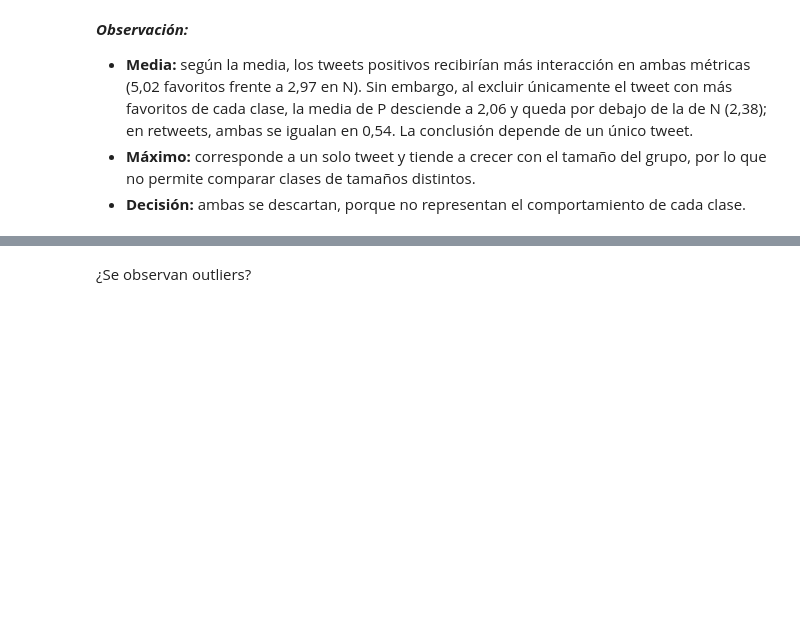
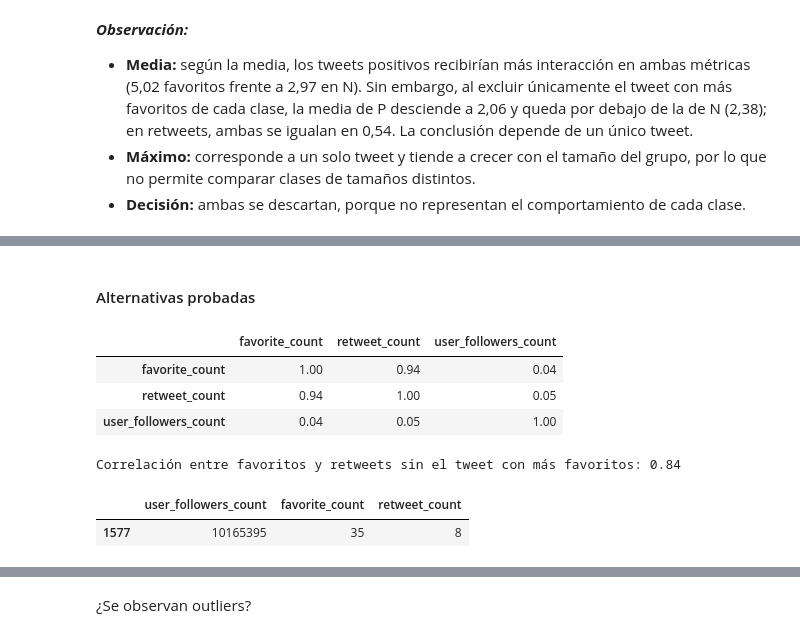
Before and after one commit to Barlita03/TP-CienciasDeDatos, a Jupyter notebook: TP1_CdD.ipynb, the cells around one changed output, grey strips where cells are left out. Cells and saved outputs as stored; diff of their text form; code cells hidden in the pictures; blank space fills up the shorter version.

```diff
--- a/TP1_CdD.ipynb
+++ b/TP1_CdD.ipynb
@@ -279,0 +338,21 @@ retweet_count
+# %% [markdown]
+#### Alternativas probadas
+# %%
+# Correlación sobre los valores originales, sin transformar
+display(df[cols + ['user_followers_count']].corr().round(2))
+
+# Cuánto la mueve un solo tweet: favoritos y retweets sin el tweet con más favoritos
+sin_maximo = df.drop(index=df['favorite_count'].idxmax())
+print("Correlación entre favoritos y retweets sin el tweet con más favoritos: "
+      f"{sin_maximo['favorite_count'].corr(sin_maximo['retweet_count']):.2f}")
+
+# La cuenta con más seguidores y la interacción de su tweet
+display(df.nlargest(1, 'user_followers_count')[['user_followers_count', 'favorite_count', 'retweet_count']])
+# %% [output]
+|  | favorite_count | retweet_count | user_followers_count |
+| favorite_count | 1.00 | 0.94 | 0.04 |
+| retweet_count | 0.94 | 1.00 | 0.05 |
+| user_followers_count | 0.04 | 0.05 | 1.00 |
+Correlación entre favoritos y retweets sin el tweet con más favoritos: 0.84
+|  | user_followers_count | favorite_count | retweet_count |
+| 1577 | 10165395 | 35 | 8 |
```
Also changed, not shown: parts of 5 cells of this notebook, 1 other file.
